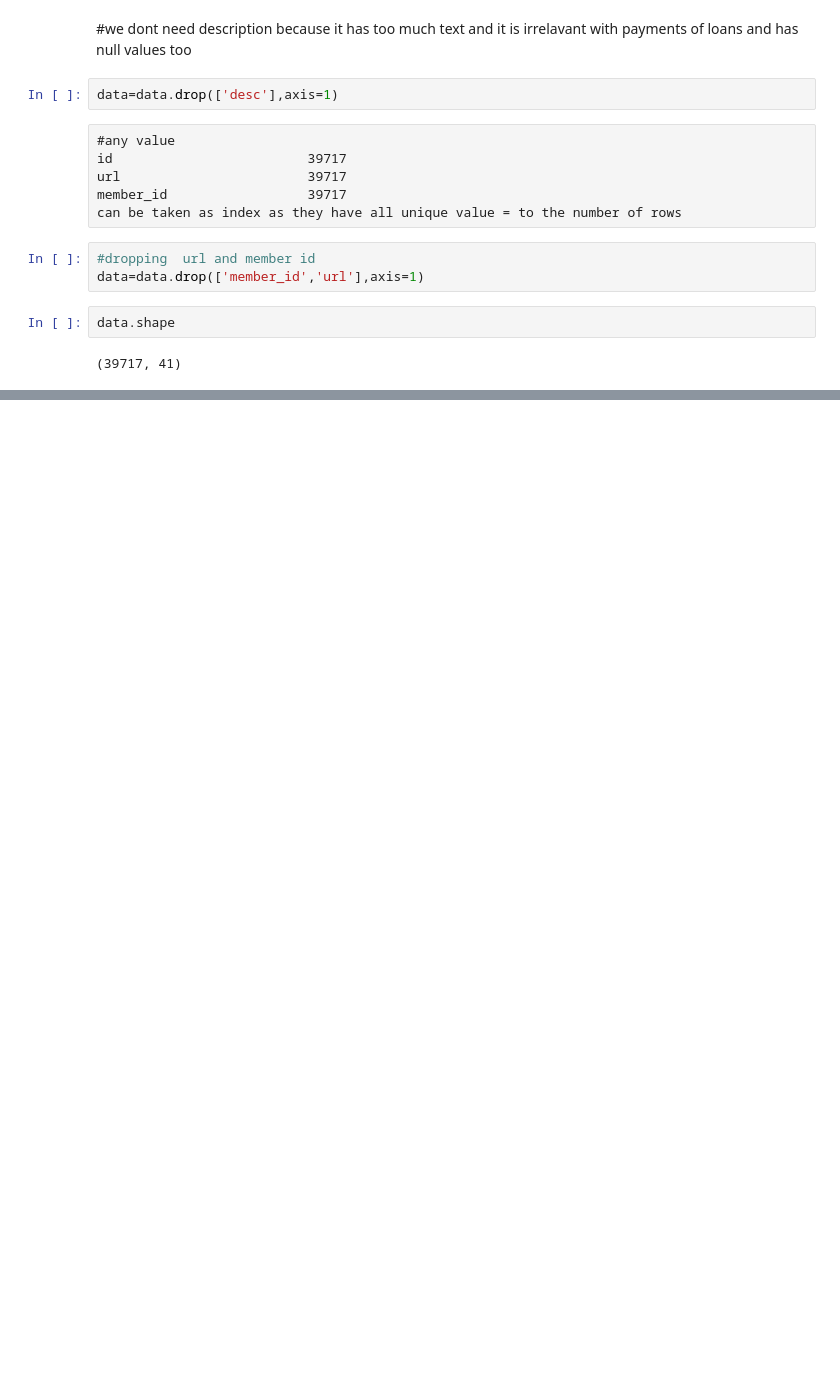
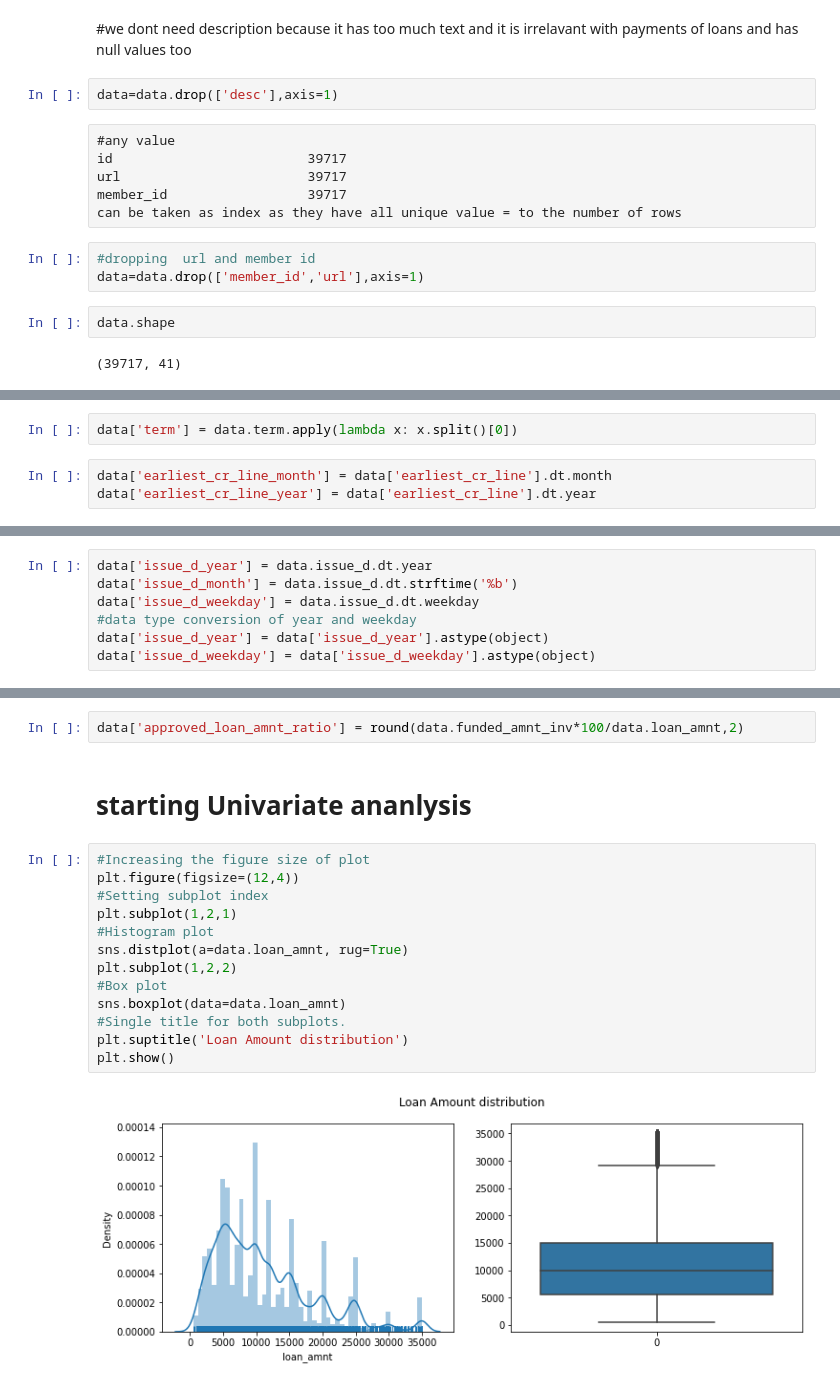
Before and after one commit to aakaakar/DataAnalysisGroup, a Jupyter notebook: lendinclub.ipynb, the cells around one changed output, grey strips where cells are left out. Drawn from its saved outputs; the diff is of its cells as text; blank space fills up the shorter version.

```diff
--- a/lendinclub.ipynb
+++ b/lendinclub.ipynb
@@ -204,0 +369,5 @@ data.shape
+# %%
+data['term'] = data.term.apply(lambda x: x.split()[0])
+# %%
+data['earliest_cr_line_month'] = data['earliest_cr_line'].dt.month
+data['earliest_cr_line_year'] = data['earliest_cr_line'].dt.year
@@ -204,0 +390,7 @@ data.shape
+# %%
+data['issue_d_year'] = data.issue_d.dt.year
+data['issue_d_month'] = data.issue_d.dt.strftime('%b')
+data['issue_d_weekday'] = data.issue_d.dt.weekday
+#data type conversion of year and weekday
+data['issue_d_year'] = data['issue_d_year'].astype(object)
+data['issue_d_weekday'] = data['issue_d_weekday'].astype(object)
@@ -204,0 +412,19 @@ data.shape
+# %%
+data['approved_loan_amnt_ratio'] = round(data.funded_amnt_inv*100/data.loan_amnt,2)
+# %% [markdown]
+# starting Univariate ananlysis
+# %%
+#Increasing the figure size of plot
+plt.figure(figsize=(12,4))
+#Setting subplot index
+plt.subplot(1,2,1)
+#Histogram plot
+sns.distplot(a=data.loan_amnt, rug=True)
+plt.subplot(1,2,2)
+#Box plot
+sns.boxplot(data=data.loan_amnt)
+#Single title for both subplots.
+plt.suptitle('Loan Amount distribution')
+plt.show()
+# %% [output]
+[figure, added]
```
Also changed, not shown: parts of 26 cells of this notebook.
